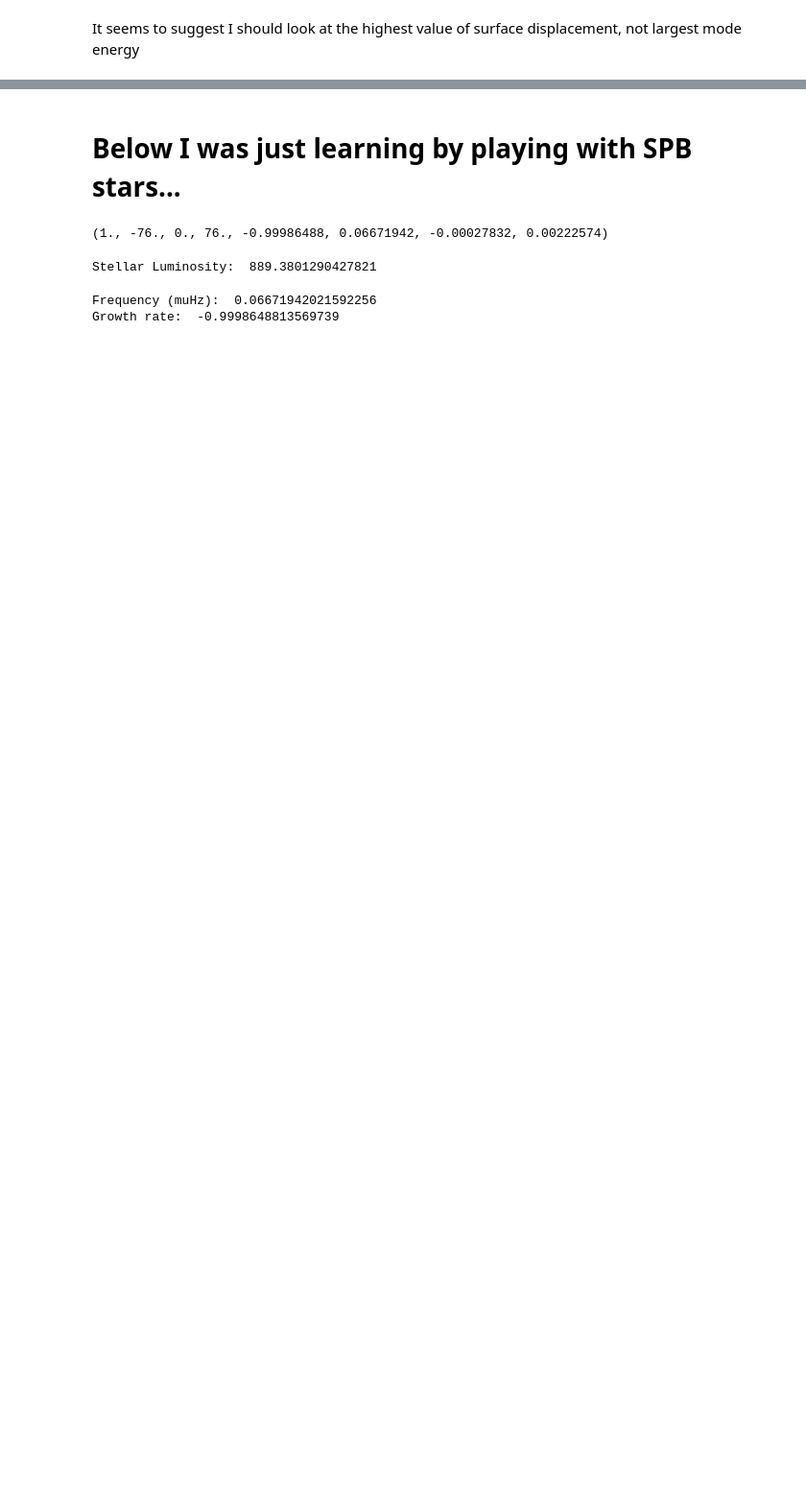
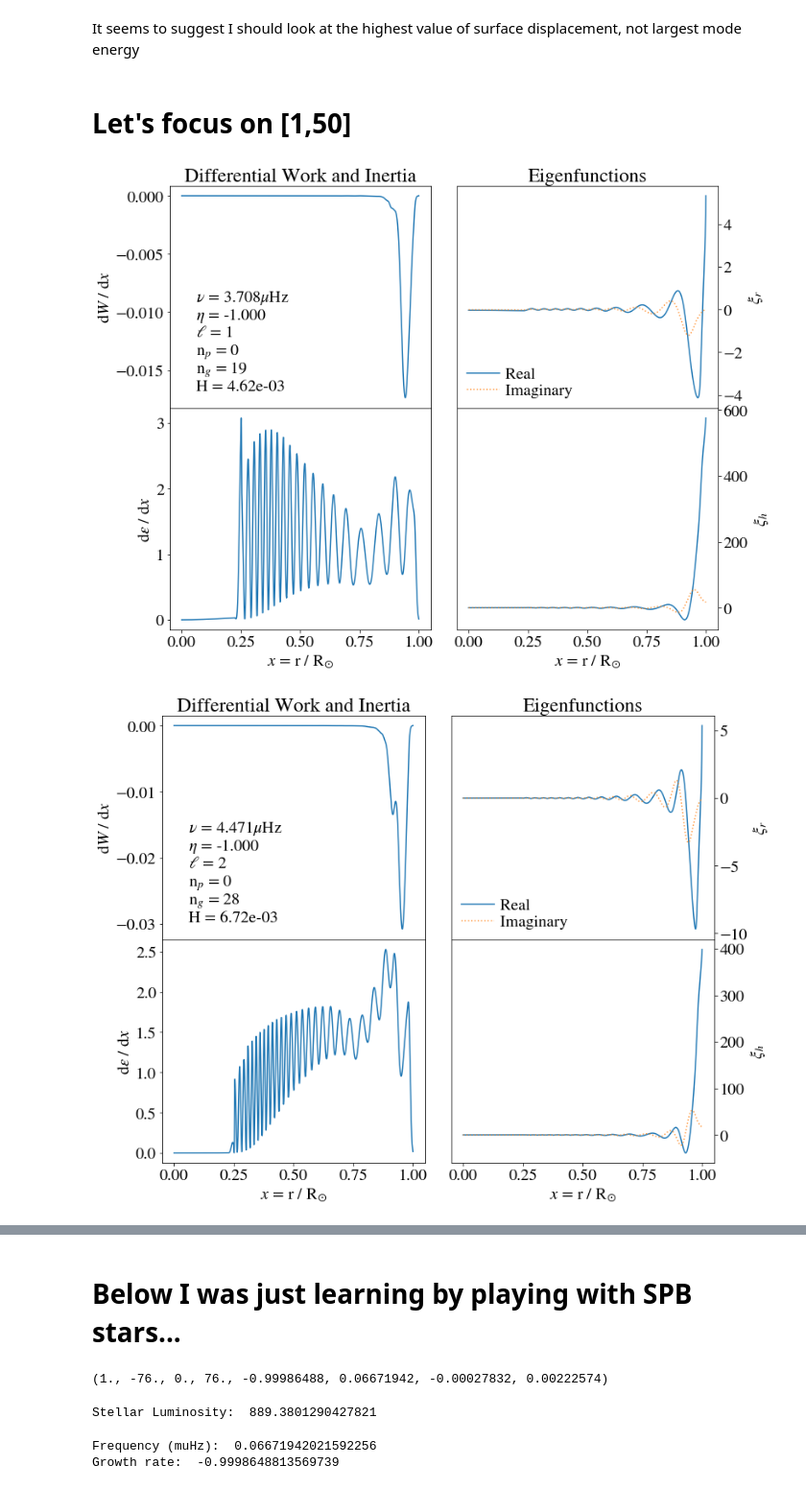
Before and after one commit to matteocantiello/gyre_igw, a Jupyter notebook: igw.ipynb, the cells around one changed output, grey strips where cells are left out. Shown at 96% size. Drawn from its saved outputs; the diff is of its cells as text; code cells hidden in the pictures; blank space fills up the shorter version.

```diff
--- a/igw.ipynb
+++ b/igw.ipynb
@@ -293,3 +323,15 @@ inspect_modes('modes/10XC068_1_10mode.00020.txt')
 [figure]
 # %% [markdown]
 It seems to suggest I should look at the highest value of surface displacement, not largest mode energy
+# %% [markdown]
+# Let's focus on [1,50]
+# %%
+j=find_max_xih_ll('10XC068_1_50mode.txt',1)
+inspect_modes('10XC068_1_50mode.'+j.zfill(5)+'.txt')
+j=find_max_xih_ll('10XC068_1_50mode.txt',2)
+inspect_modes('10XC068_1_50mode.'+j.zfill(5)+'.txt')
+j=find_max_xih_ll('10XC068_1_50mode.txt',3)
+inspect_modes('10XC068_1_50mode.'+j.zfill(5)+'.txt')
+# %% [output]
+[figure, added]
+[figure, added]
```
Also changed, not shown: parts of 13 cells of this notebook, 2 other files.
